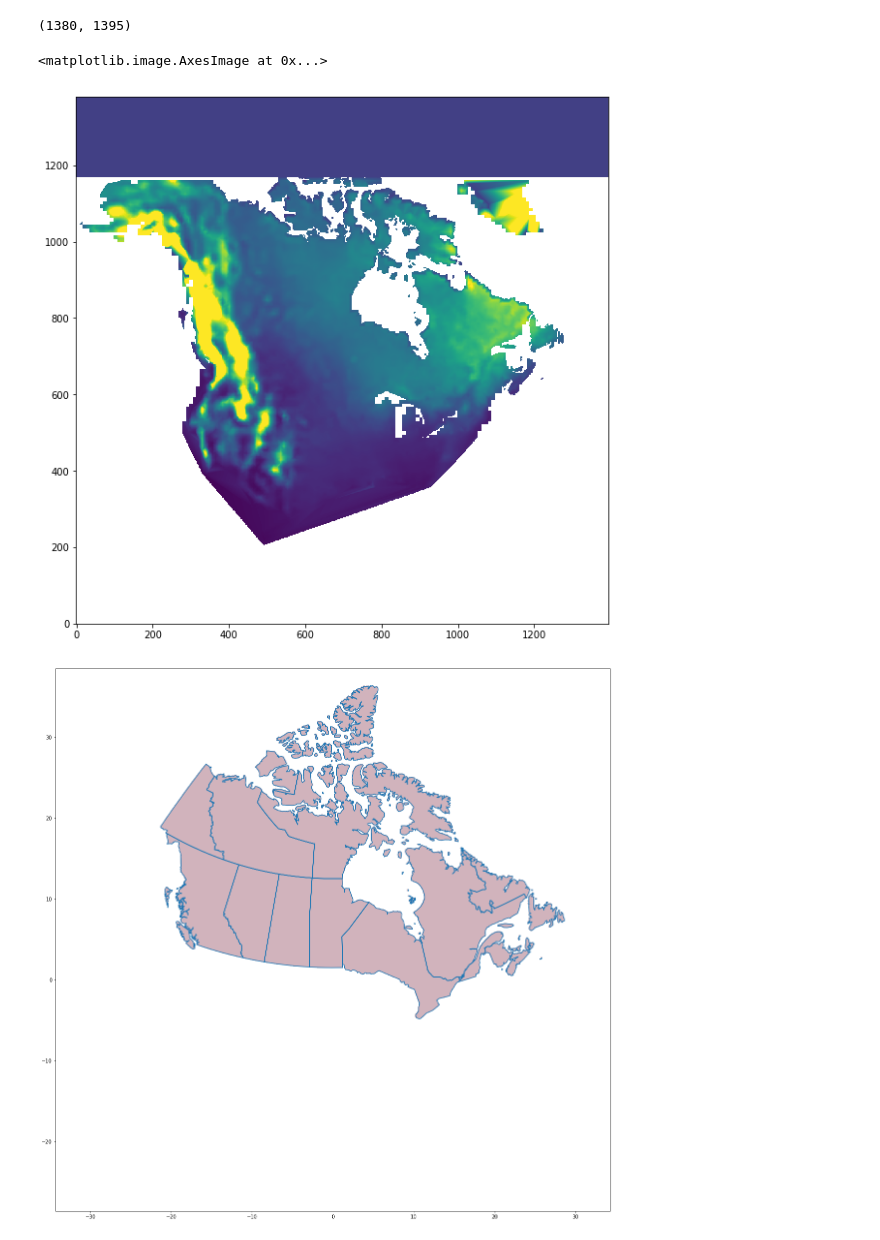
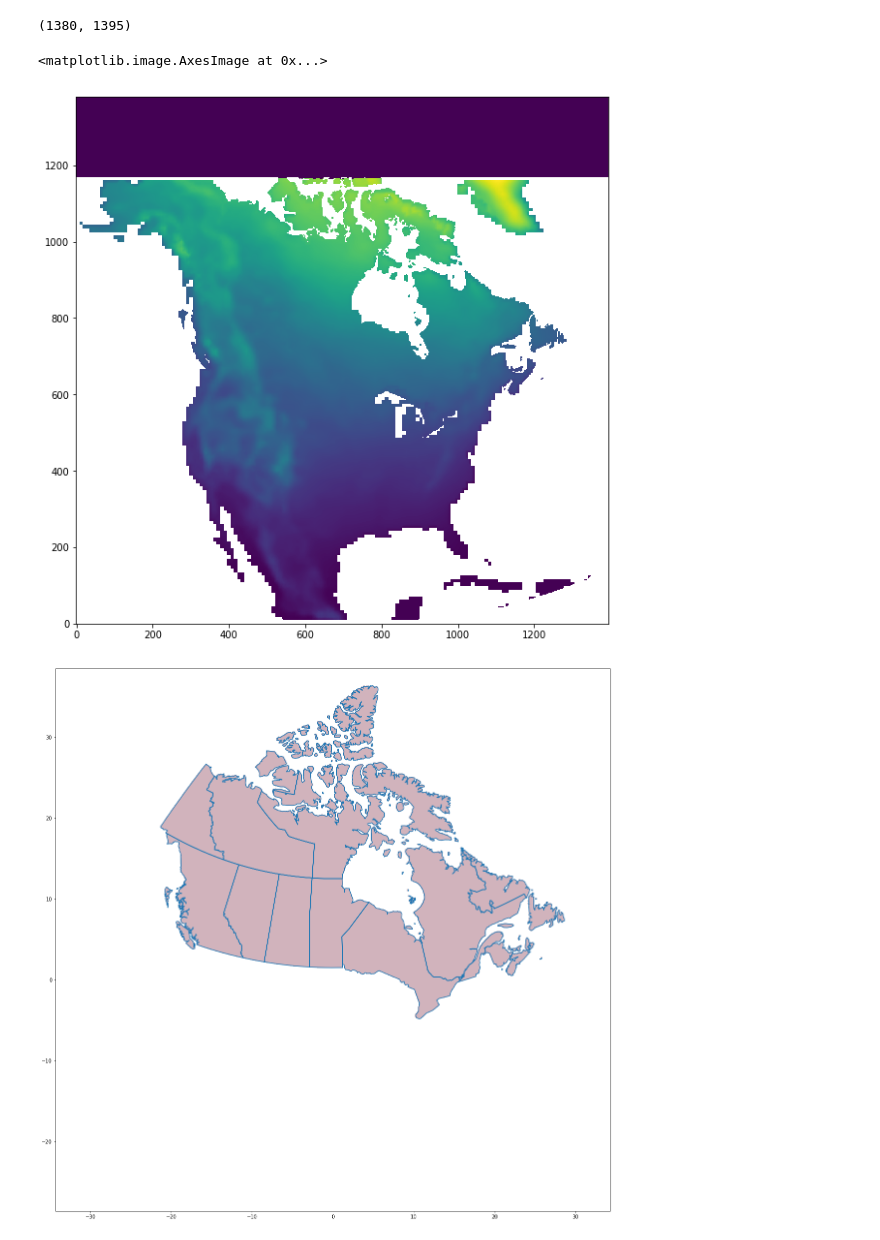
Before and after one commit to pacificclimate/climpyrical, a Jupyter notebook: notebooks/dev/kriging.ipynb, the cells around one changed output. Drawn from its saved outputs; the diff is of its cells as text; code cells hidden in the pictures.

```diff
--- a/notebooks/dev/kriging.ipynb
+++ b/notebooks/dev/kriging.ipynb
@@ -48,13 +48,13 @@ chart_studio.tools.set_config_file(world_readable=False,
 %autoreload 2
 # %%
 # PATH_MASK = '../../climpyrical/tests/data/'
-PATH = '../../climpyrical/tests/data/snw_CanRCM4-LE_ens35_1951-2016_max_rl50_load.nc'
-PATH_MEAN = '../../climpyrical/tests/data/snw_CanRCM4-LE_ens35_1951-2016_max_rl50_load_ensmean.nc'
-# PATH = '../../climpyrical/tests/data/hdd_CanRCM4-LE_ens35_1951-2016_ann_ta.nc'
-# PATH_MEAN = '../../climpyrical/tests/data/hdd_CanRCM4-LE_ens35_1951-2016_ann_ensmean.nc'
+# PATH = '../../climpyrical/tests/data/snw_CanRCM4-LE_ens35_1951-2016_max_rl50_load.nc'
+# PATH_MEAN = '../../climpyrical/tests/data/snw_CanRCM4-LE_ens35_1951-2016_max_rl50_load_ensmean.nc'
+PATH = '../../climpyrical/tests/data/hdd_CanRCM4-LE_ens35_1951-2016_ann_ta.nc'
+PATH_MEAN = '../../climpyrical/tests/data/hdd_CanRCM4-LE_ens35_1951-2016_ann_ensmean.nc'
 # print(xr.open_dataset(PATH))
-# dv = 'heating_degree_days_per_time_period'
-dv = 'snw'
+dv = 'heating_degree_days_per_time_period'
+# dv = 'snw'
 
 # dsold = read_data(PATH, dv)
 ds = read_data(PATH, dv)
@@ -71,7 +71,7 @@ rlon, rlat = np.meshgrid(ds.rlon.values, ds.rlat.values)
 #     ds_mean = regrid_ensemble(ds_mean.squeeze('time'), dv, N, ['rlon', 'rlat'])
 # else:
 #     ds_mean = regrid_ensemble(ds_mean, dv, N, ['rlon', 'rlat'])
-mean = ds_mean[dv].values[0, ...]
+mean = ds_mean[dv].values#[0, ...]
 
 dvmask = 'sftlf'
 mask = read_data('../../climpyrical/tests/data/land_mask_CanRCM4_sftlf.nc', dvmask, keys=['rlat', 'rlon'])
@@ -177,24 +172,24 @@ with xr.open_dataset('canada_mask_rp.nc') as ds:
 # %%
 # fine_scale_mask_ds = xr.Dataset(
 #     {dv: (["rlat", "rlon"], final_mask_contained), "lon": nrlon, "lat": nrlat},
 #     coords={"rlon": ("rlon", nrlon), "rlat": ("rlat", nrlat)},
 # )
 
 # fine_scale_mask_ds.to_netcdf('fine_scale_mask.nc')
-
+rlon, rlat = np.meshgrid(ds_mean.rlon, ds_mean.rlat)
 model_nan = ~np.isnan(ds_mean[dv].values)
 final_mask_c = final_mask_contained == 0.0
 this_mask_plz = ~np.logical_or(final_mask_c, model_nan)
 
 newfieldm = ds_mean[dv].values.copy()
 f = NearestNDInterpolator(np.stack([rlon[model_nan], rlat[model_nan]]).T, ds_mean[dv].values[model_nan])
 newfieldm[this_mask_plz] = f(np.stack([rlon[this_mask_plz], rlat[this_mask_plz]]).T).T
 
 plt.figure(figsize=(10, 10))
-plt.imshow(newfieldm, origin='lower', vmin=0, vmax=8)
+plt.imshow(newfieldm, origin='lower')
 # %% [output]
 <matplotlib.image.AxesImage at 0x...>
-[figure, old version]
+[figure, new version]
 # %%
 ds_mean = xr.Dataset(
     {dv: (["rlat", "rlon"], newfieldm), "lon": nrlon, "lat": nrlat},
```
Also changed, not shown: parts of 25 cells of this notebook.
